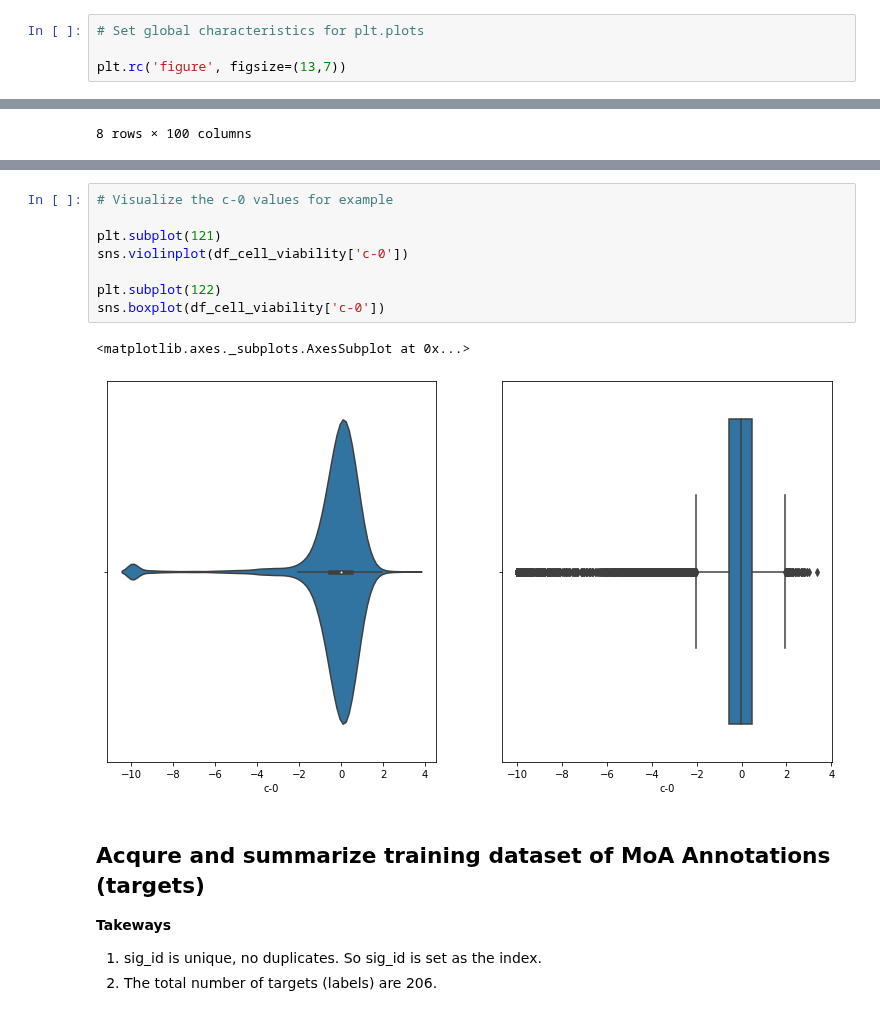
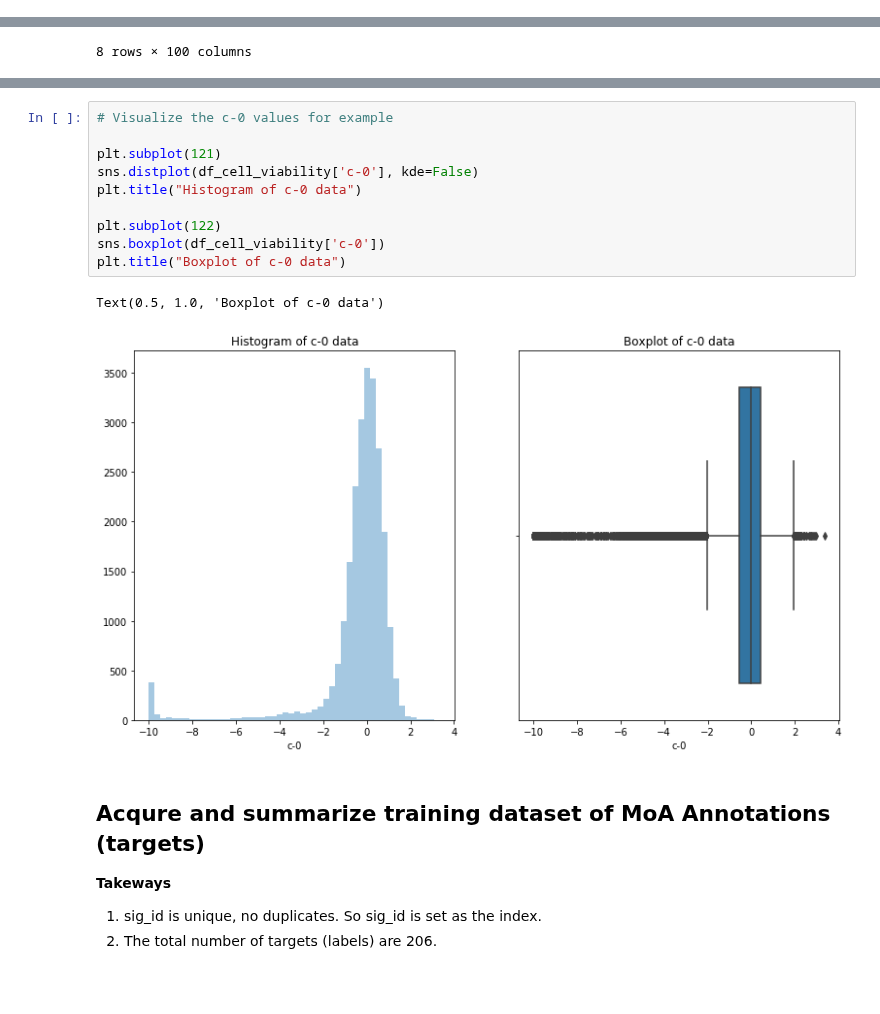
Before and after one commit to Yongliang-Shi/Mechanism-of-Action-Prediction, a Jupyter notebook: moa_prediction_overview.ipynb, the cells around one changed output, grey strips where cells are left out. Drawn from its saved outputs; the diff is of its cells as text; blank space fills up the shorter version.

```diff
--- a/moa_prediction.ipynb
+++ b/moa_prediction_overview.ipynb
@@ -8,10 +11,6 @@ import matplotlib.pyplot as plt
 import seaborn as sns
 
 import summarize
-# %%
-# Set global characteristics for plt.plots
-
-plt.rc('figure', figsize=(13,7))
 # %% [markdown]
 # Data Overview
 
@@ -255,14 +258,16 @@ sns.distplot(c_stats.loc['mean',:], kde=False)
 # %%
 # Visualize the c-0 values for example
 
 plt.subplot(121)
-sns.violinplot(df_cell_viability['c-0'])
+sns.distplot(df_cell_viability['c-0'], kde=False)
+plt.title("Histogram of c-0 data")
 
 plt.subplot(122)
 sns.boxplot(df_cell_viability['c-0'])
+plt.title("Boxplot of c-0 data")
 # %% [output]
-<matplotlib.axes._subplots.AxesSubplot at 0x...>
+Text(0.5, 1.0, 'Boxplot of c-0 data')
-[figure, old version]
+[figure, new version]
 # %% [markdown]
 ## Acqure and summarize training dataset of MoA Annotations (targets)
 
```
Also changed, not shown: parts of 10 cells of this notebook.
